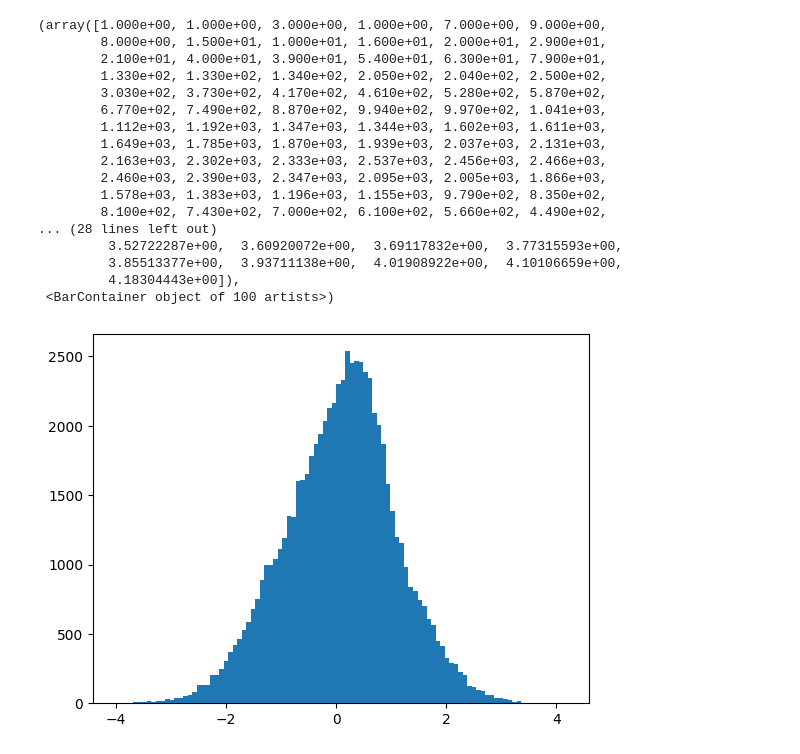
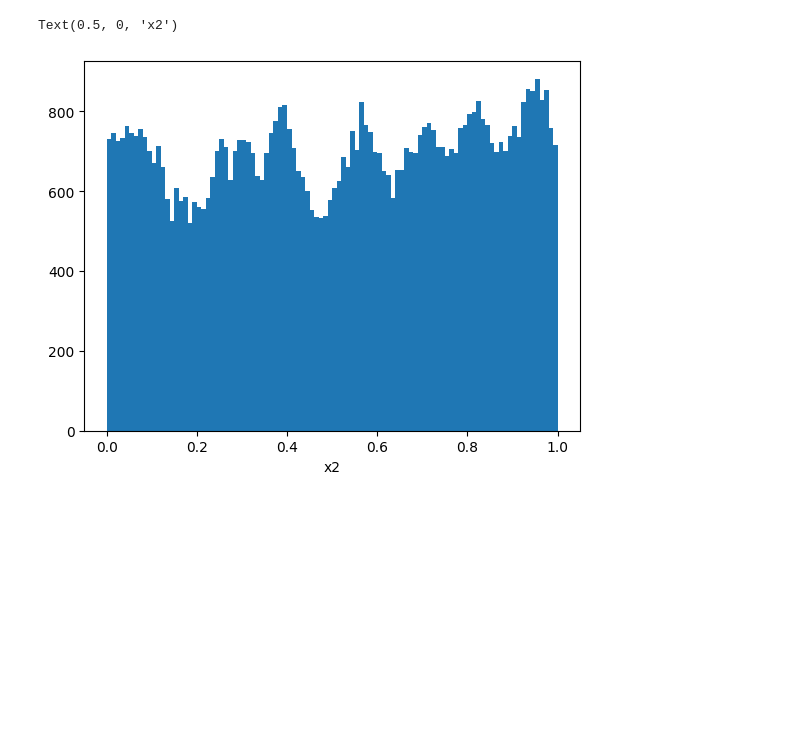
Before and after one commit to valsdav/MEMFlow, a Jupyter notebook: notebooks/TestFlows.ipynb, the cells around one changed output. Cells and saved outputs as stored; diff of their text form; code cells hidden in the pictures; blank space fills up the shorter version.

```diff
--- a/notebooks/TestFlows.ipynb
+++ b/notebooks/TestFlows.ipynb
@@ -9,4 +17,0 @@ from matplotlib.colors import LogNorm
-# %%
-# Neural spline flow (NSF) with 3 transformations
-flow = zuko.flows.NSF(7, transforms=2, bins=8, hidden_features=[64] * 3,
-                      randperm=True)
@@ -13,4 +34,19 @@ flow = zuko.flows.NSF(7, transforms=2, bins=8, hidden_features=[64] * 3,
+# %%
+def build_flow(ntransforms=4, hidden_mlp=[32]*3, bins=8, autoregressive=True):
+    features = 7
+    flow = zuko.flows.NSF(features, transforms=ntransforms, bins=bins, hidden_features=hidden_mlp,
+                      randperm=True,
+                      base=BoxUniform,
+                      base_args=[torch.ones(features)*(-1),torch.ones(features)],
+                      univariate_kwargs={"bound": 1 }, # Keeping the flow in the [-1,1] box.
+                      passes= 2 if not autoregressive else features)
+
+    flow.transforms.insert(0, SimpleAffineTransform(0*torch.ones(features),1*torch.ones(features),
+                                                 -1*torch.ones(features), 1*torch.ones(features)))
+
+    return flow
 # %%
+flow = build_flow()
 flow
 # %% [output]
 NSF(
@@ -33,22 +74,7 @@ NSF(
 # %%
-x1 = flow().sample((10000,))
-plt.hist(x1.detach().numpy().flatten(), bins=100)
+x3 = flow().sample((10000,))
+plt.hist(x3.flatten(), bins=100, range=(0,1))
+plt.xlabel("x2")
 # %% [output]
-(array([1.000e+00, 1.000e+00, 3.000e+00, 1.000e+00, 7.000e+00, 9.000e+00,
-        8.000e+00, 1.500e+01, 1.000e+01, 1.600e+01, 2.000e+01, 2.900e+01,
-        2.100e+01, 4.000e+01, 3.900e+01, 5.400e+01, 6.300e+01, 7.900e+01,
-        1.330e+02, 1.330e+02, 1.340e+02, 2.050e+02, 2.040e+02, 2.500e+02,
-        3.030e+02, 3.730e+02, 4.170e+02, 4.610e+02, 5.280e+02, 5.870e+02,
-        6.770e+02, 7.490e+02, 8.870e+02, 9.940e+02, 9.970e+02, 1.041e+03,
-        1.112e+03, 1.192e+03, 1.347e+03, 1.344e+03, 1.602e+03, 1.611e+03,
-        1.649e+03, 1.785e+03, 1.870e+03, 1.939e+03, 2.037e+03, 2.131e+03,
-        2.163e+03, 2.302e+03, 2.333e+03, 2.537e+03, 2.456e+03, 2.466e+03,
-        2.460e+03, 2.390e+03, 2.347e+03, 2.095e+03, 2.005e+03, 1.866e+03,
-        1.578e+03, 1.383e+03, 1.196e+03, 1.155e+03, 9.790e+02, 8.350e+02,
-        8.100e+02, 7.430e+02, 7.000e+02, 6.100e+02, 5.660e+02, 4.490e+02,
-... (28 lines left out)
-         3.52722287e+00,  3.60920072e+00,  3.69117832e+00,  3.77315593e+00,
-         3.85513377e+00,  3.93711138e+00,  4.01908922e+00,  4.10106659e+00,
-         4.18304443e+00]),
- <BarContainer object of 100 artists>)
+Text(0.5, 0, 'x2')
-[figure, old version]
+[figure, new version]
```
Also changed, not shown: parts of 81 cells of this notebook, 4 other files.
